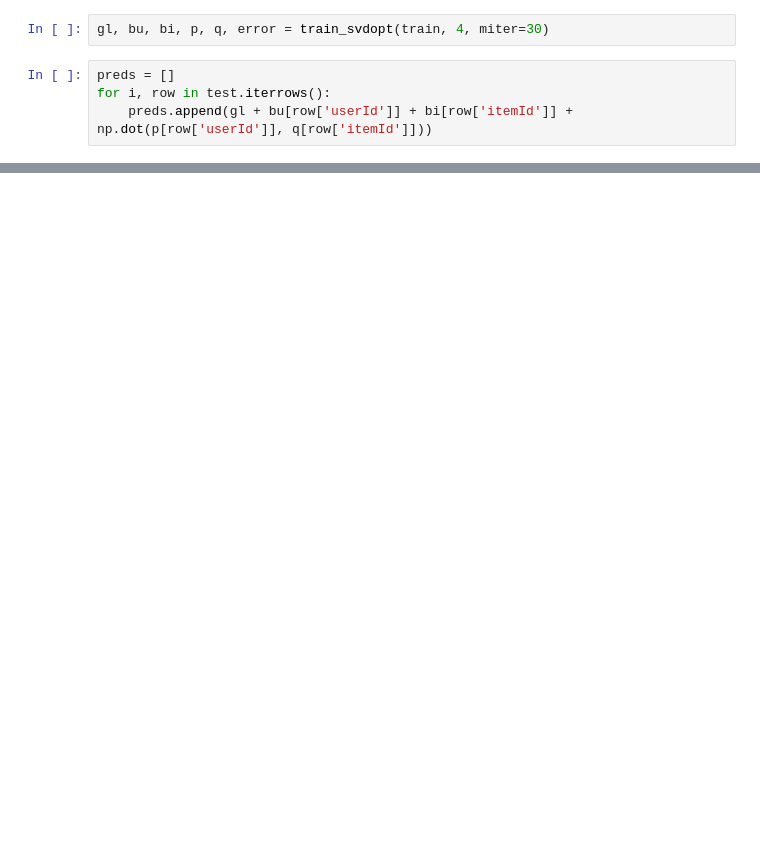
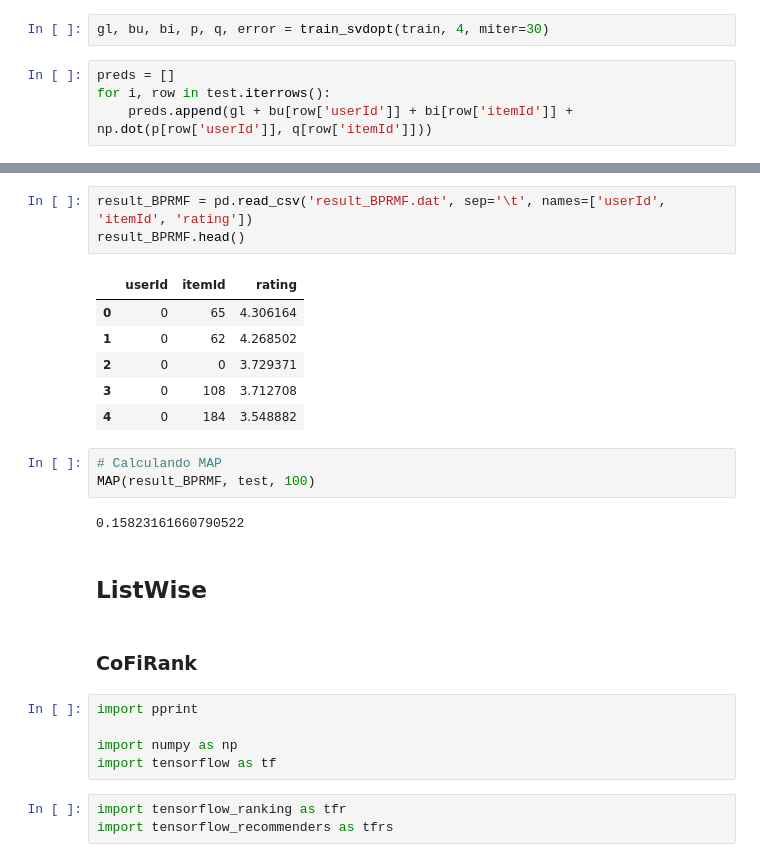
Before and after one commit to ciziks/recommender-steam-catalogue, a Jupyter notebook: Recomendadores/Sistema.ipynb, the cells around one changed output, grey strips where cells are left out. Saved outputs shown, nothing was run; the diff lists cells and outputs as text; blank space fills up the shorter version.

Commit message:
BPRF e ListWise

```diff
--- a/Recomendadores/Sistema.ipynb
+++ b/Recomendadores/Sistema.ipynb
@@ -217,0 +275,27 @@ MAP(iaknn, test, 100)
+# %%
+result_BPRMF = pd.read_csv('result_BPRMF.dat', sep='\t', names=['userId', 'itemId', 'rating'])
+result_BPRMF.head()
+# %% [output]
+|  | userId | itemId | rating |
+| 0 | 0 | 65 | 4.306164 |
+| 1 | 0 | 62 | 4.268502 |
+| 2 | 0 | 0 | 3.729371 |
+| 3 | 0 | 108 | 3.712708 |
+| 4 | 0 | 184 | 3.548882 |
+# %%
+# Calculando MAP
+MAP(result_BPRMF, test, 100)
+# %% [output]
+0.15823161660790522
+# %% [markdown]
+## ListWise
+# %% [markdown]
+### CoFiRank
+# %%
+import pprint
+
+import numpy as np
+import tensorflow as tf
+# %%
+import tensorflow_ranking as tfr
+import tensorflow_recommenders as tfrs
```
Also changed, not shown: parts of 42 cells of this notebook, 2 other files.
